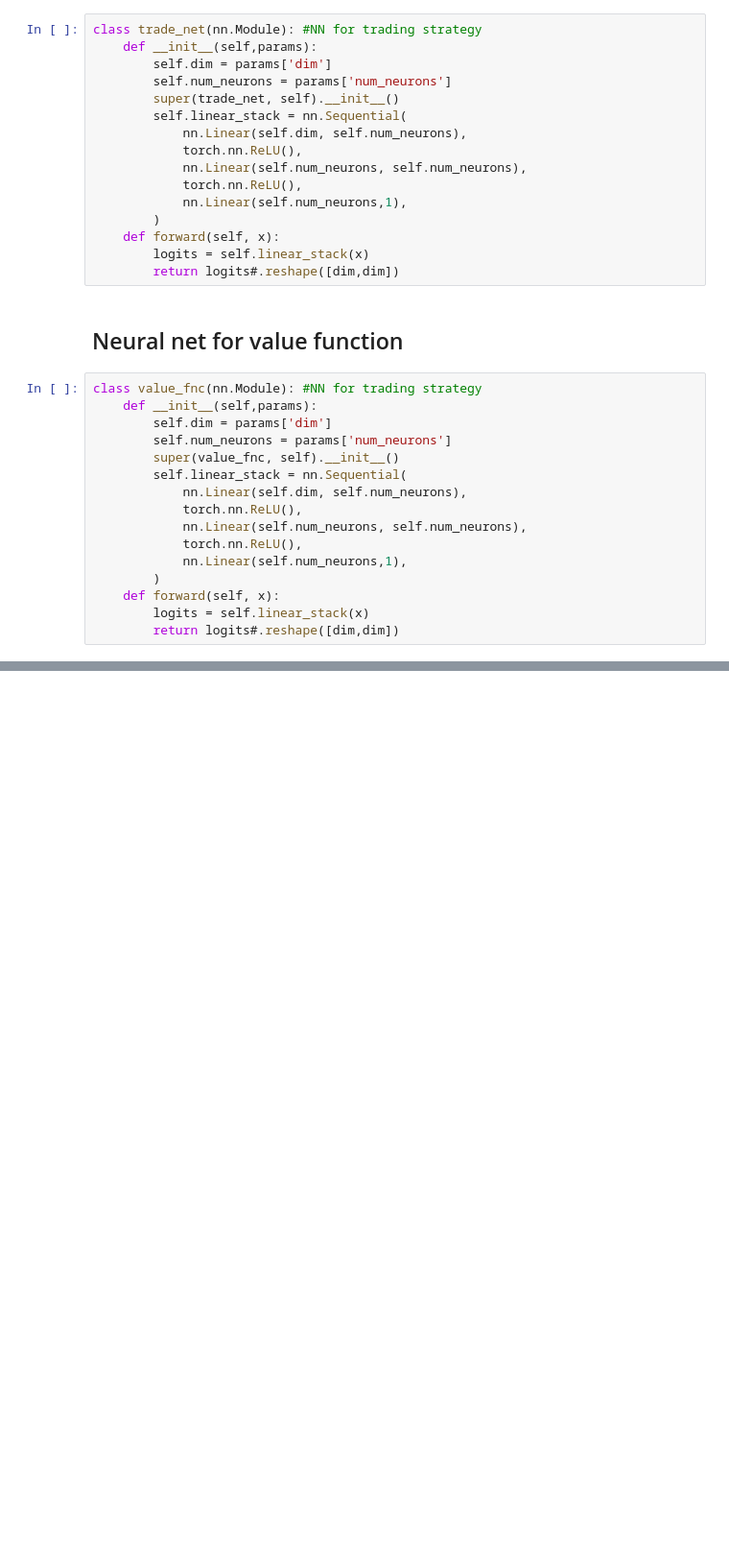
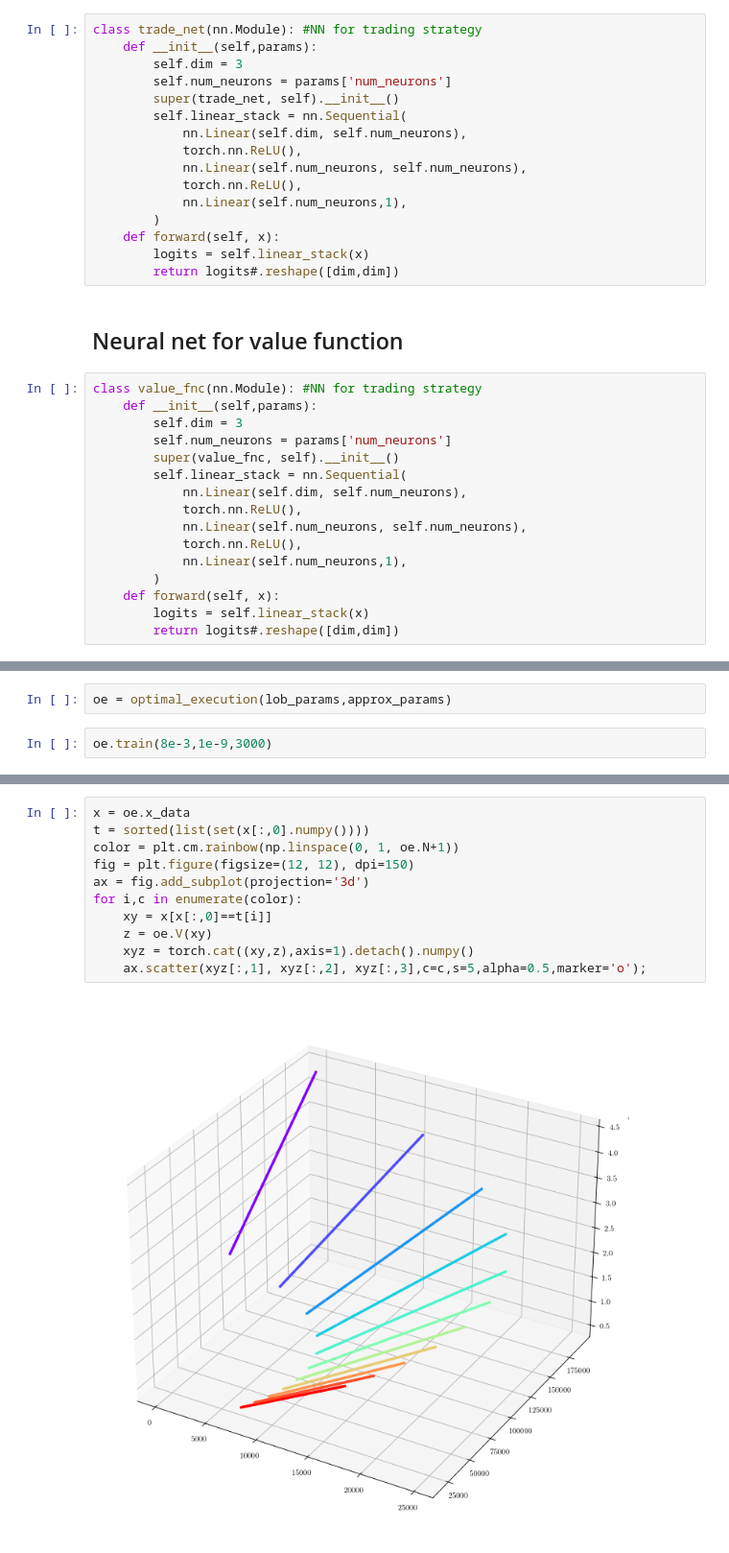
Before and after one commit to arashfahim/multiscale-PGM-for-stochastic-control, a Jupyter notebook: LOB/LOB_linear/MS_PGM.ipynb, the cells around one changed output, grey strips where cells are left out. Shown at 96% size. Drawn from its saved outputs; the diff is of its cells as text; blank space fills up the shorter version.

```diff
--- a/LOB/LOB_linear/MS_PGM.ipynb
+++ b/LOB/LOB_linear/MS_PGM.ipynb
@@ -81,7 +131,7 @@ class solution(object):
 # %%
 class trade_net(nn.Module): #NN for trading strategy
     def __init__(self,params):
-        self.dim = params['dim']
+        self.dim = 3
         self.num_neurons = params['num_neurons']
         super(trade_net, self).__init__()
         self.linear_stack = nn.Sequential(
@@ -99,7 +149,7 @@ class trade_net(nn.Module): #NN for trading strategy
 # %%
 class value_fnc(nn.Module): #NN for trading strategy
     def __init__(self,params):
-        self.dim = params['dim']
+        self.dim = 3
         self.num_neurons = params['num_neurons']
         super(value_fnc, self).__init__()
         self.linear_stack = nn.Sequential(
@@ -247,0 +374,4 @@ class optimal_execution(object):
+# %%
+oe = optimal_execution(lob_params,approx_params)
+# %%
+oe.train(8e-3,1e-9,3000)
@@ -247,0 +412,13 @@ class optimal_execution(object):
+# %%
+x = oe.x_data
+t = sorted(list(set(x[:,0].numpy())))
+color = plt.cm.rainbow(np.linspace(0, 1, oe.N+1))
+fig = plt.figure(figsize=(12, 12), dpi=150)
+ax = fig.add_subplot(projection='3d')
+for i,c in enumerate(color):
+    xy = x[x[:,0]==t[i]]
+    z = oe.V(xy)
+    xyz = torch.cat((xy,z),axis=1).detach().numpy()
+    ax.scatter(xyz[:,1], xyz[:,2], xyz[:,3],c=c,s=5,alpha=0.5,marker='o');
+# %% [output]
+[figure, added]
```
Also changed, not shown: parts of 8 cells of this notebook, 2 other files.
